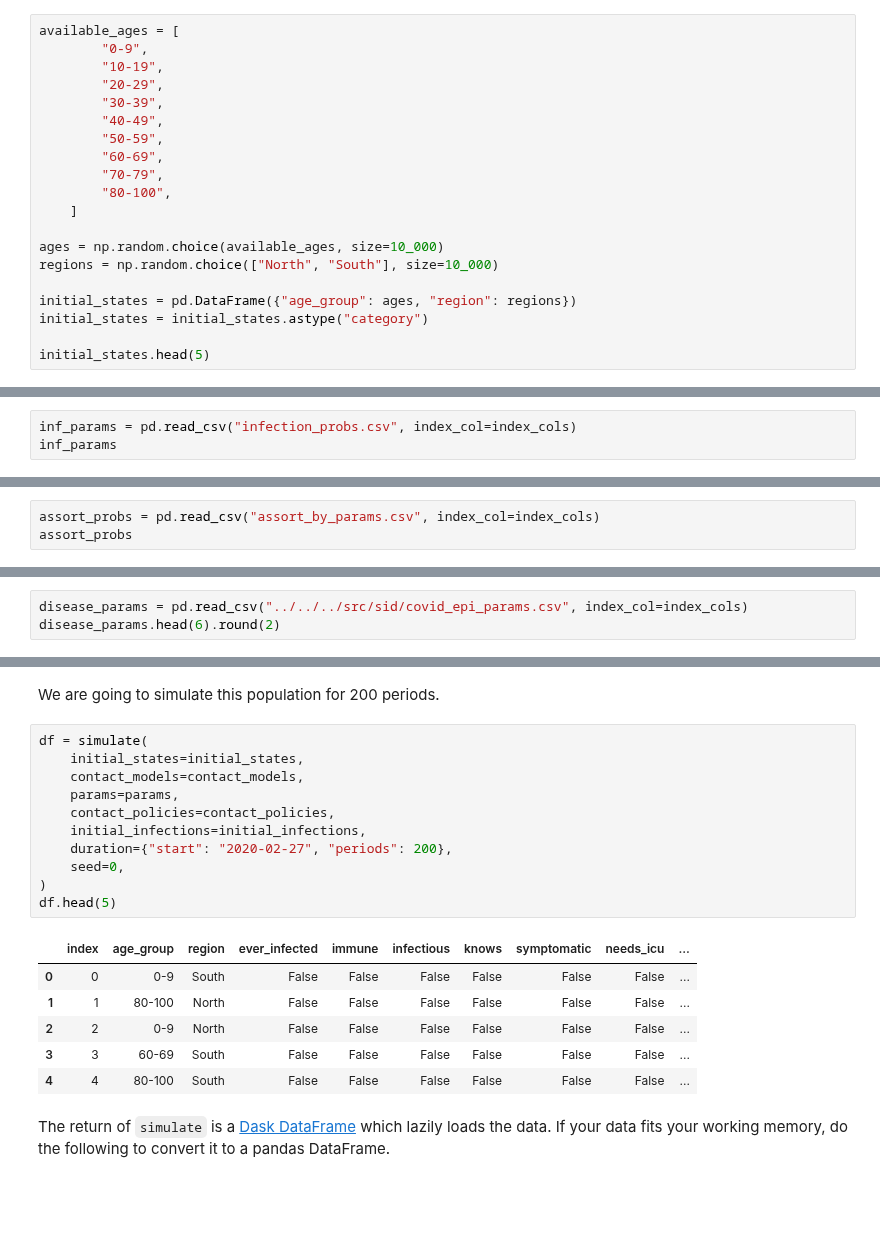
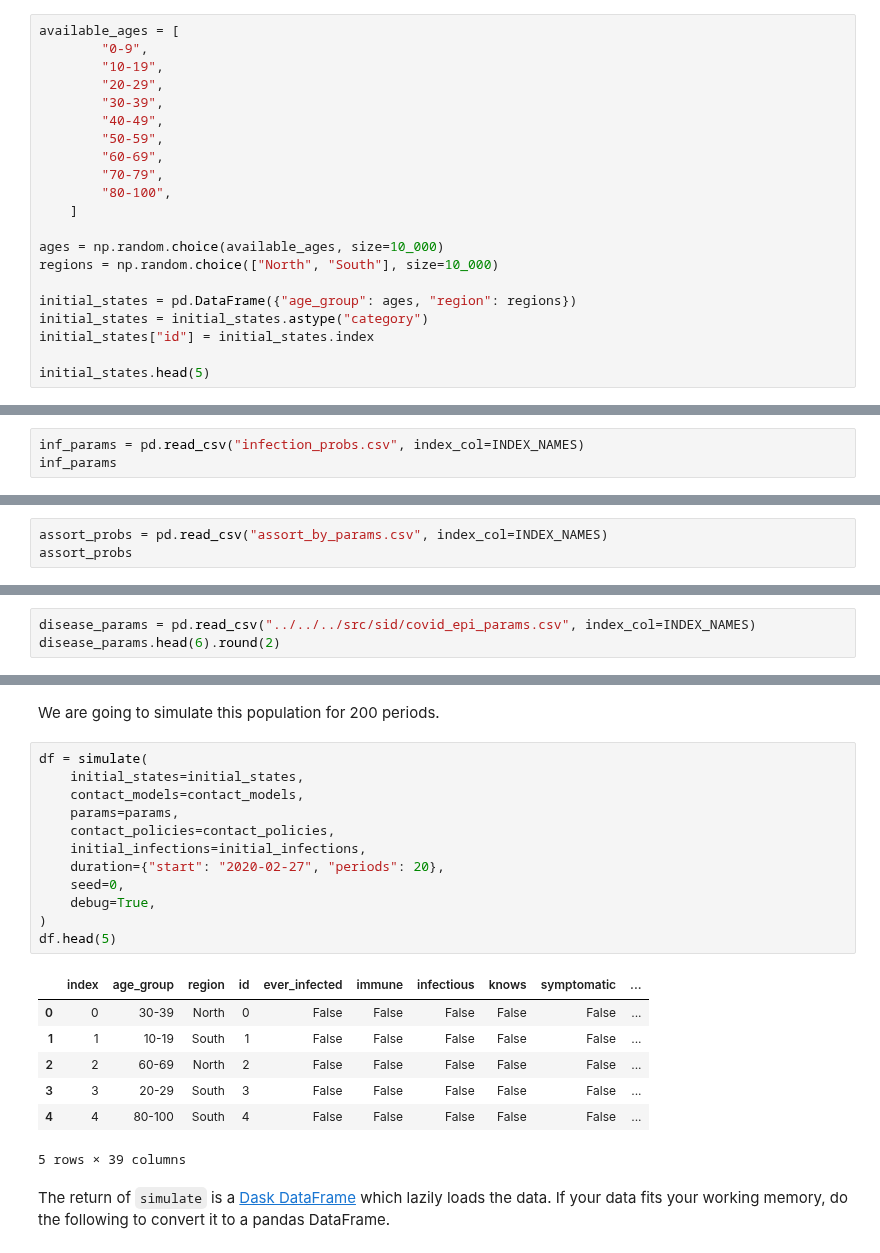
Before and after one commit to covid-19-impact-lab/sid, a Jupyter notebook: docs/source/tutorials/how_to_simulate.ipynb, the cells around one changed output, grey strips where cells are left out. Saved outputs shown, nothing was run; the diff lists cells and outputs as text; blank space fills up the shorter version.

```diff
--- a/docs/source/tutorials/how_to_simulate.ipynb
+++ b/docs/source/tutorials/how_to_simulate.ipynb
@@ -47,6 +46,7 @@ regions = np.random.choice(["North", "South"], size=10_000)
 
 initial_states = pd.DataFrame({"age_group": ages, "region": regions})
 initial_states = initial_states.astype("category")
+initial_states["id"] = initial_states.index
 
 initial_states.head(5)
 # %% [output]
@@ -86,7 +102,7 @@ contact_models = {
 sid allows to estimate one infection probability per contact type.
 In this example, close contacts are more infectious than distant contacts with 5% versus 3%.
 # %%
-inf_params = pd.read_csv("infection_probs.csv", index_col=index_cols)
+inf_params = pd.read_csv("infection_probs.csv", index_col=INDEX_NAMES)
 inf_params
 # %% [output]
 |  |  |  | value | note | source |
@@ -100,7 +116,7 @@ people meet across their respective `assort_by` keys.
 We assume that 90% of contacts are with people from the same region and 50% with contacts of the same age group as oneself for both "meet_close" and "meet_distant".
 The rest of the probability mass is split evenly between the other regions and age groups.
 # %%
-assort_probs = pd.read_csv("assort_by_params.csv", index_col=index_cols)
+assort_probs = pd.read_csv("assort_by_params.csv", index_col=INDEX_NAMES)
 assort_probs
 # %% [output]
 |  |  |  | value | note | source |
@@ -114,7 +130,7 @@ Lastly, we load some parameters that specify how Covid-19 progresses. This inclu
 
 `cd_` stands for countdown. When a countdown is -1 the event never happens. So for example, 25% of infected people will never develop symptoms and the rest will develop symptoms 3 days after they start being infectious.
 # %%
-disease_params = pd.read_csv("../../../src/sid/covid_epi_params.csv", index_col=index_cols)
+disease_params = pd.read_csv("../../../src/sid/covid_epi_params.csv", index_col=INDEX_NAMES)
 disease_params.head(6).round(2)
 # %% [output]
 |  |  |  | value |
@@ -169,21 +185,23 @@ We are going to simulate this population for 200 periods.
 # %%
 df = simulate(
     initial_states=initial_states,
     contact_models=contact_models,
     params=params,
     contact_policies=contact_policies,
     initial_infections=initial_infections,
-    duration={"start": "2020-02-27", "periods": 200},
+    duration={"start": "2020-02-27", "periods": 20},
     seed=0,
+    debug=True,
 )
 df.head(5)
 # %% [output]
-|  | index | age_group | region | ever_infected | immune | infectious | knows | symptomatic | needs_icu | ... |
-| 0 | 0 | 0-9 | South | False | False | False | False | False | False | ... |
-| 1 | 1 | 80-100 | North | False | False | False | False | False | False | ... |
-| 2 | 2 | 0-9 | North | False | False | False | False | False | False | ... |
-| 3 | 3 | 60-69 | South | False | False | False | False | False | False | ... |
-| 4 | 4 | 80-100 | South | False | False | False | False | False | False | ... |
+|  | index | age_group | region | id | ever_infected | immune | infectious | knows | symptomatic | ... |
+| 0 | 0 | 30-39 | North | 0 | False | False | False | False | False | ... |
+| 1 | 1 | 10-19 | South | 1 | False | False | False | False | False | ... |
+| 2 | 2 | 60-69 | North | 2 | False | False | False | False | False | ... |
+| 3 | 3 | 20-29 | South | 3 | False | False | False | False | False | ... |
+| 4 | 4 | 80-100 | South | 4 | False | False | False | False | False | ... |
+5 rows × 39 columns
 # %% [markdown]
 The return of `simulate` is a [Dask DataFrame](https://docs.dask.org/en/latest/dataframe.html) which lazily loads the data. If your data fits your working memory, do the following to convert it to a pandas DataFrame.
 # %%
```
Also changed, not shown: parts of 8 cells of this notebook, 5 other files.
